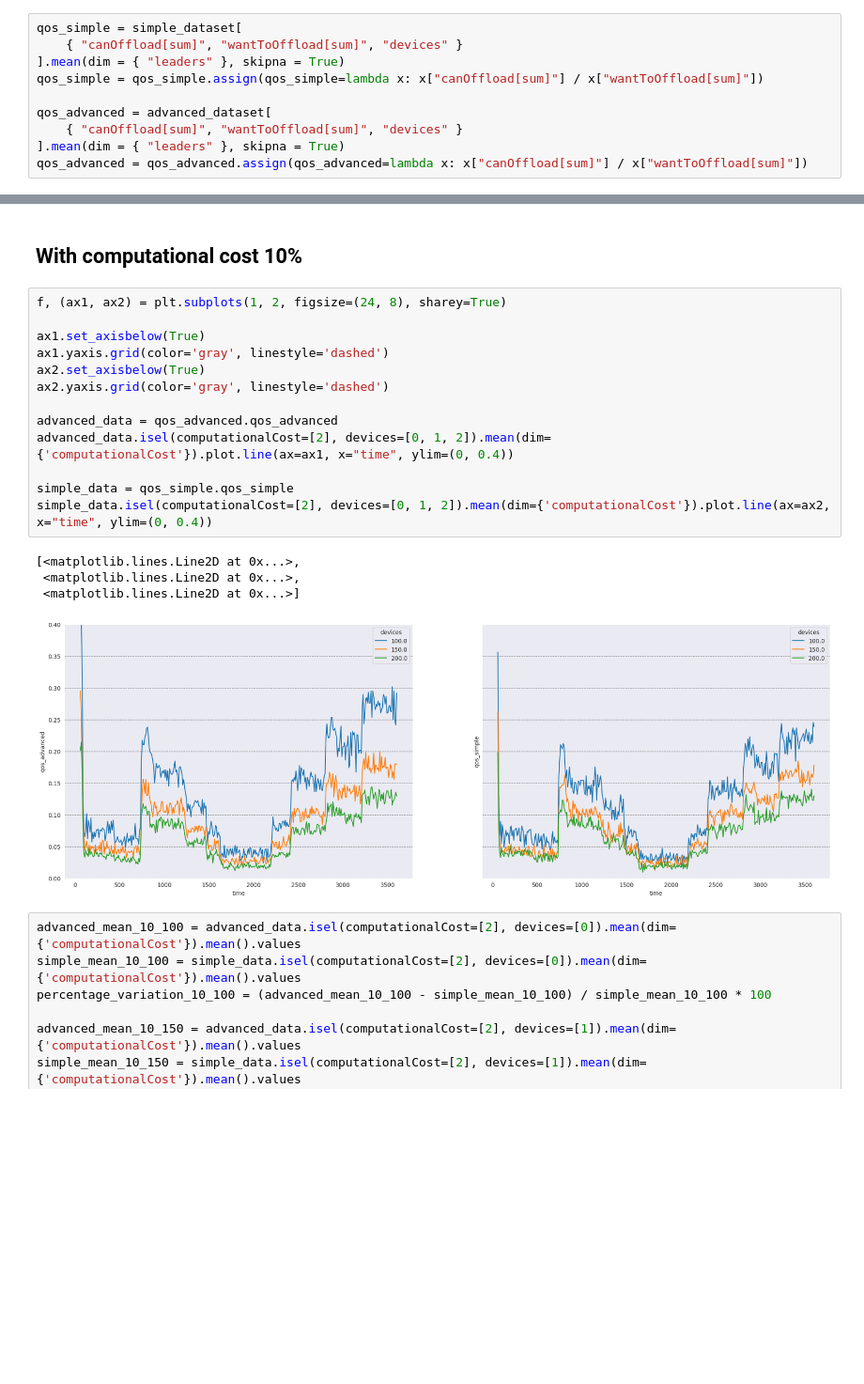
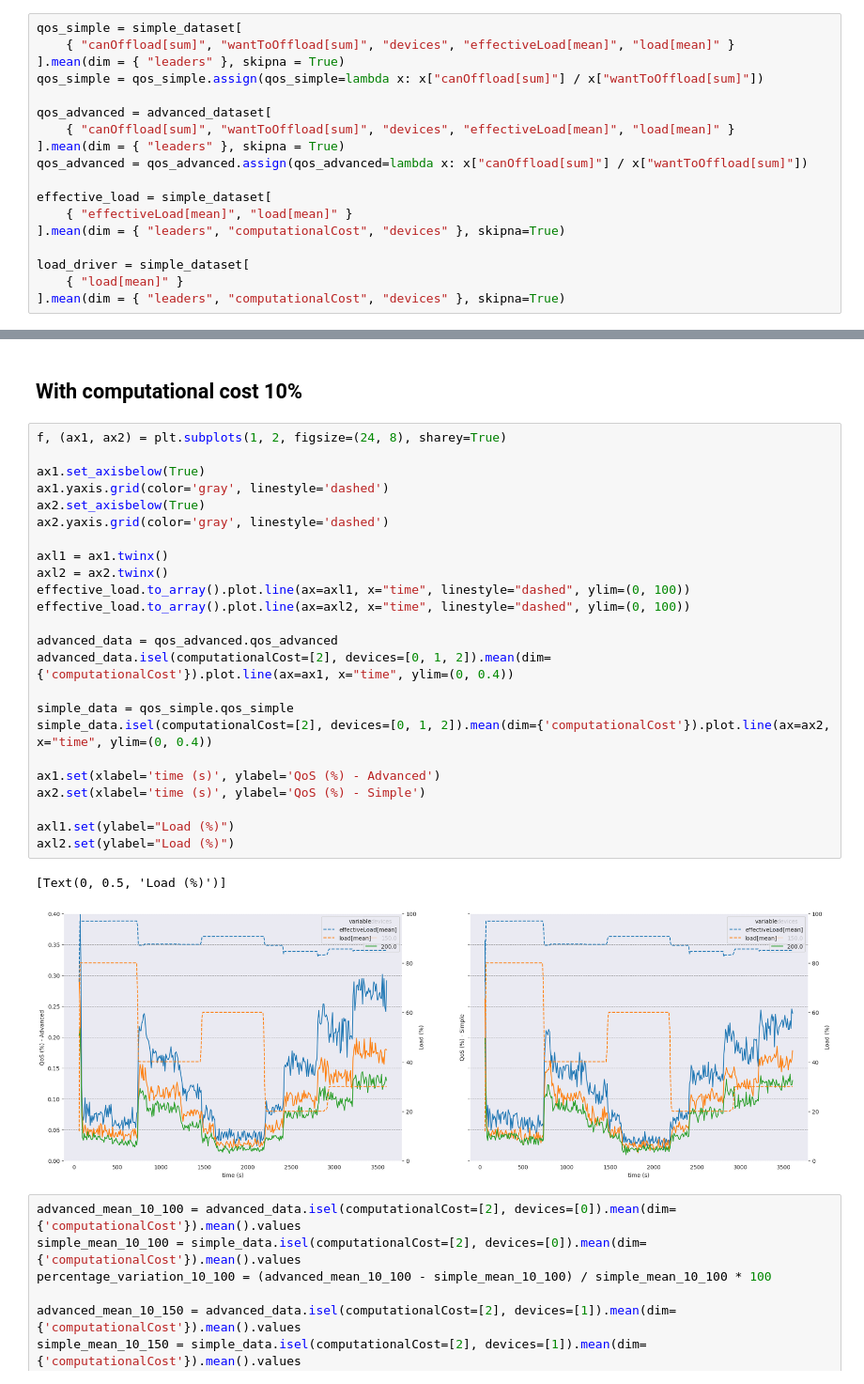
Before and after one commit to nicolasfara/reconfiguration-experiments, a Jupyter notebook: data-visualization/data-exploration.ipynb, the cells around one changed output, grey strips where cells are left out. Shown at 94% size. Cells and saved outputs as stored; diff of their text form; blank space fills up the shorter version.

```diff
--- a/data-visualization/data-exploration.ipynb
+++ b/data-visualization/data-exploration.ipynb
@@ -132,14 +132,22 @@ advanced_dataset = means['load_based_advanced_lobster']
 Extract the `QoS` from the two dataset generated above by dividing `canOffload` with `wantToOffload`
 # %%
 qos_simple = simple_dataset[
-    { "canOffload[sum]", "wantToOffload[sum]", "devices" }
+    { "canOffload[sum]", "wantToOffload[sum]", "devices", "effectiveLoad[mean]", "load[mean]" }
 ].mean(dim = { "leaders" }, skipna = True)
 qos_simple = qos_simple.assign(qos_simple=lambda x: x["canOffload[sum]"] / x["wantToOffload[sum]"])
 
 qos_advanced = advanced_dataset[
-    { "canOffload[sum]", "wantToOffload[sum]", "devices" }
+    { "canOffload[sum]", "wantToOffload[sum]", "devices", "effectiveLoad[mean]", "load[mean]" }
 ].mean(dim = { "leaders" }, skipna = True)
 qos_advanced = qos_advanced.assign(qos_advanced=lambda x: x["canOffload[sum]"] / x["wantToOffload[sum]"])
+
+effective_load = simple_dataset[
+    { "effectiveLoad[mean]", "load[mean]" }
+].mean(dim = { "leaders", "computationalCost", "devices" }, skipna=True)
+
+load_driver = simple_dataset[
+    { "load[mean]" }
+].mean(dim = { "leaders", "computationalCost", "devices" }, skipna=True)
 # %%
 combined = xr.combine_by_coords([qos_advanced.qos_advanced, qos_simple.qos_simple])
 combined
@@ -241,21 +264,30 @@ Advanced load-balancing with 1% of load cost and 200 devices outperforms: -1.006
 # %%
 f, (ax1, ax2) = plt.subplots(1, 2, figsize=(24, 8), sharey=True)
 
 ax1.set_axisbelow(True)
 ax1.yaxis.grid(color='gray', linestyle='dashed')
 ax2.set_axisbelow(True)
 ax2.yaxis.grid(color='gray', linestyle='dashed')
 
+axl1 = ax1.twinx()
+axl2 = ax2.twinx()
+effective_load.to_array().plot.line(ax=axl1, x="time", linestyle="dashed", ylim=(0, 100))
+effective_load.to_array().plot.line(ax=axl2, x="time", linestyle="dashed", ylim=(0, 100))
+
 advanced_data = qos_advanced.qos_advanced
 advanced_data.isel(computationalCost=[2], devices=[0, 1, 2]).mean(dim={'computationalCost'}).plot.line(ax=ax1, x="time", ylim=(0, 0.4))
 
 simple_data = qos_simple.qos_simple
 simple_data.isel(computationalCost=[2], devices=[0, 1, 2]).mean(dim={'computationalCost'}).plot.line(ax=ax2, x="time", ylim=(0, 0.4))
+
+ax1.set(xlabel='time (s)', ylabel='QoS (%) - Advanced')
+ax2.set(xlabel='time (s)', ylabel='QoS (%) - Simple')
+
+axl1.set(ylabel="Load (%)")
+axl2.set(ylabel="Load (%)")
 # %% [output]
-[<matplotlib.lines.Line2D at 0x...>,
- <matplotlib.lines.Line2D at 0x...>,
- <matplotlib.lines.Line2D at 0x...>]
+[Text(0, 0.5, 'Load (%)')]
-[figure, old version]
+[figure, new version]
 # %%
 advanced_mean_10_100 = advanced_data.isel(computationalCost=[2], devices=[0]).mean(dim={'computationalCost'}).mean().values
 simple_mean_10_100 = simple_data.isel(computationalCost=[2], devices=[0]).mean(dim={'computationalCost'}).mean().values
```
Also changed, not shown: parts of 6 cells of this notebook.
